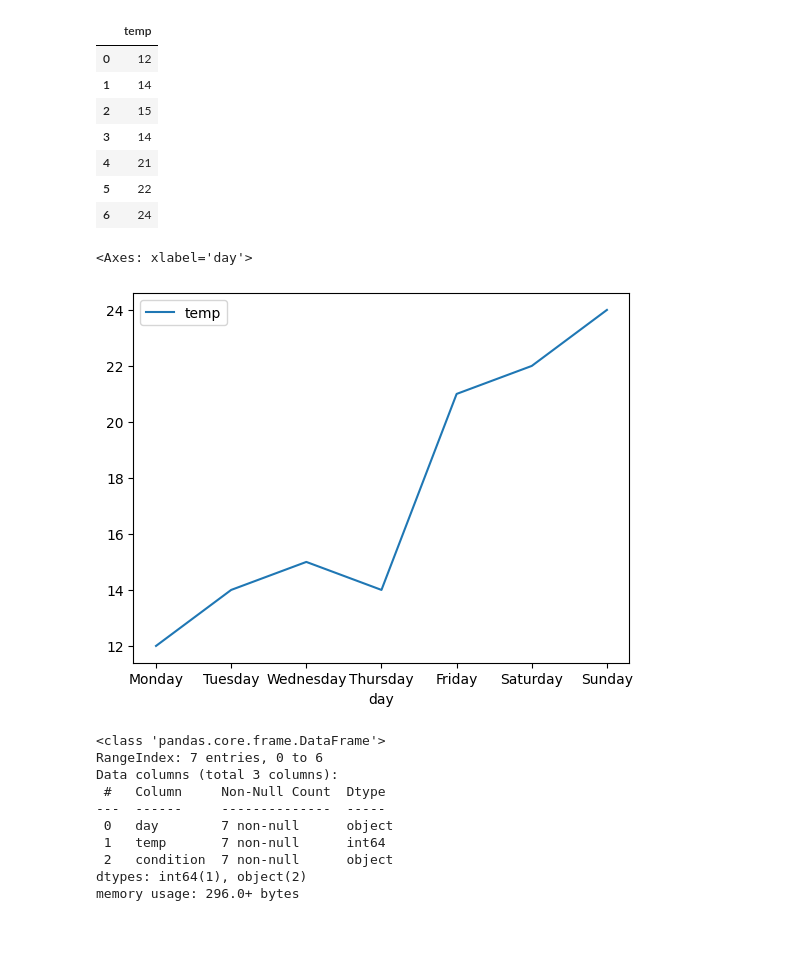
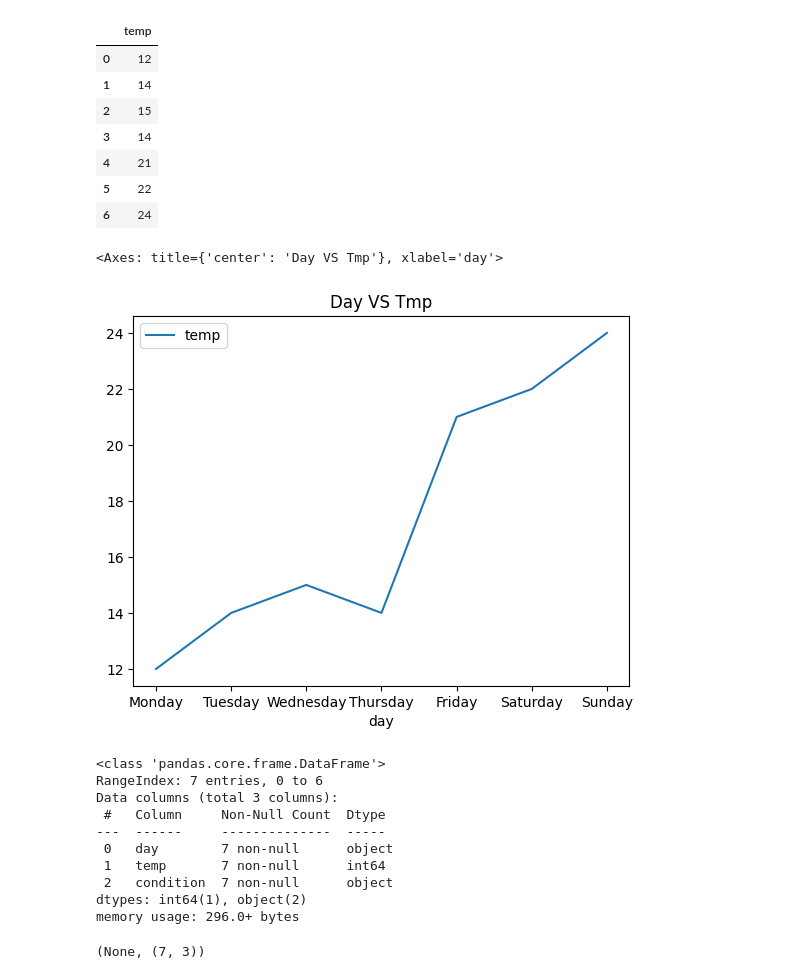
Before and after one commit to winiyaz/utcpd251-, a Jupyter notebook: KAG/D25Pussy.ipynb, the cells around one changed output. Drawn from its saved outputs; the diff is of its cells as text; code cells hidden in the pictures; blank space fills up the shorter version.

```diff
--- a/KAG/D25Pussy.ipynb
+++ b/KAG/D25Pussy.ipynb
@@ -88,12 +88,12 @@ df[['temp']]
 | 5 | 22 |
 | 6 | 24 |
 # %%
-df.plot(x="day", y="temp")
+df.plot(x="day", y="temp", title="Day VS Tmp")
 # %% [output]
-<Axes: xlabel='day'>
+<Axes: title={'center': 'Day VS Tmp'}, xlabel='day'>
-[figure, old version]
+[figure, new version]
 # %%
-df.info()
+df.info(), df.shape
 # %% [output]
 <class 'pandas.core.frame.DataFrame'>
 RangeIndex: 7 entries, 0 to 6
@@ -105,3 +105,4 @@ Data columns (total 3 columns):
  2   condition  7 non-null      object
 dtypes: int64(1), object(2)
 memory usage: 296.0+ bytes
+(None, (7, 3))
```
